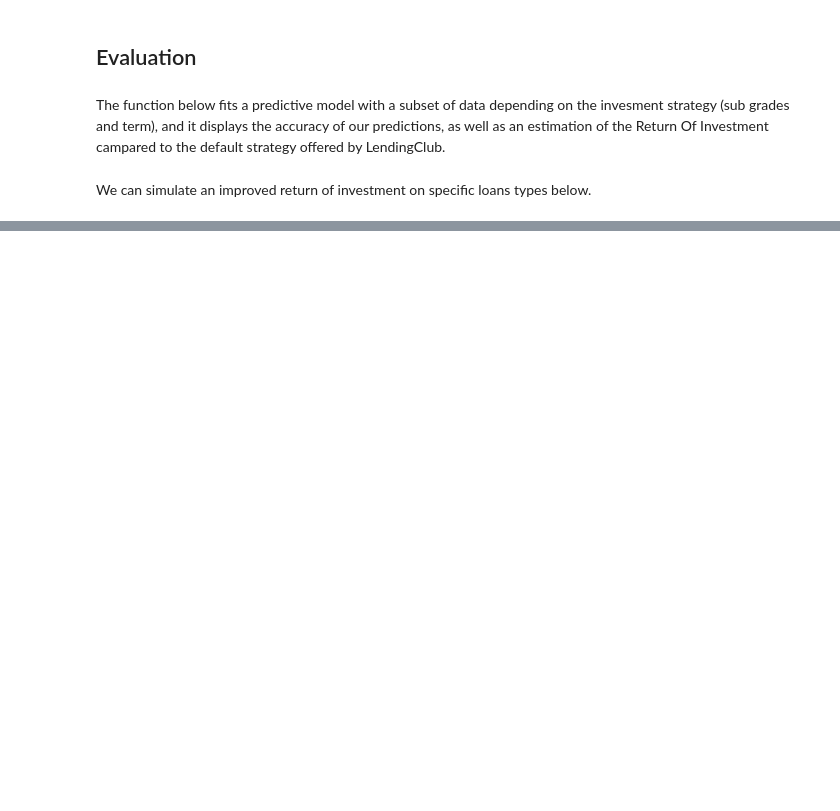
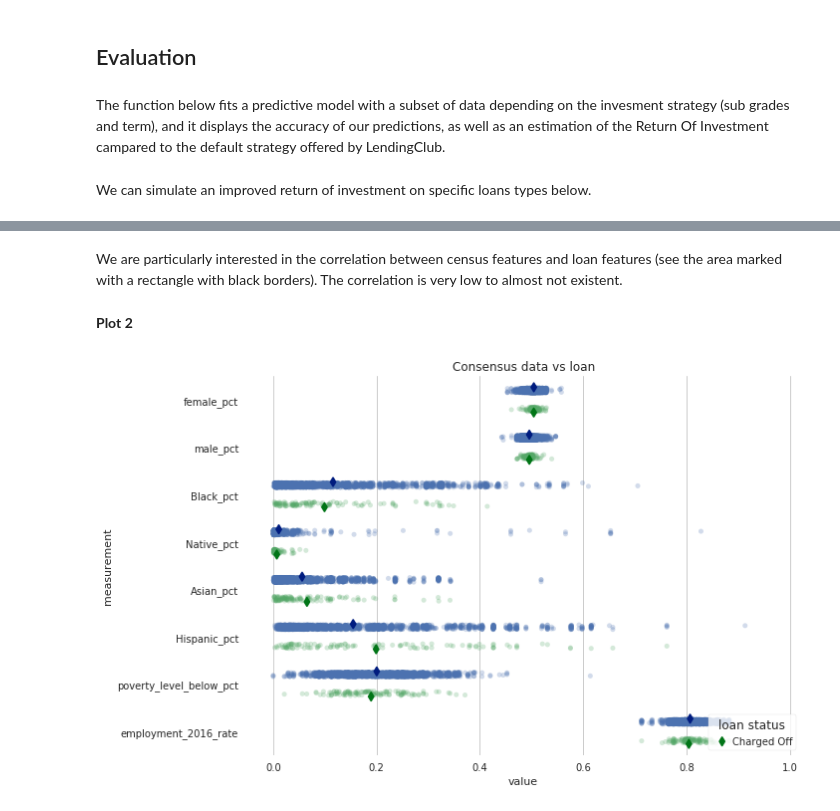
Before and after one commit to michelkana/lendingclub, a Jupyter notebook: notebooks/CS109aLendingClub_Results.ipynb, the cells around one changed output, grey strips where cells are left out. Saved outputs shown, nothing was run; the diff lists cells and outputs as text; code cells hidden in the pictures; blank space fills up the shorter version.

```diff
--- a/notebooks/CS109aLendingClub_Results.ipynb
+++ b/notebooks/CS109aLendingClub_Results.ipynb
@@ -380,0 +399,22 @@ df_roi.lc_roi.mean(), df_roi.model_roi.mean()
+# %% [markdown]
+We are particularly interested in the correlation between census features and loan features (see the area marked with a rectangle with black borders). The correlation is very low to almost not existent.
+# %% [markdown]
+**Plot 2**
+# %%
+df = pd.melt(df_test_picked[['loan_status','female_pct','male_pct','Black_pct','Native_pct','Asian_pct','Hispanic_pct','poverty_level_below_pct','employment_2016_rate']], "loan_status", var_name="measurement")
+df.head()
+
+f, ax = plt.subplots(figsize=(10,7))
+sns.despine(bottom=True, left=True)
+sns.stripplot(x="value", y="measurement", hue="loan_status",
+              data=df, dodge=True, jitter=True, alpha=.25,zorder=1)
+sns.pointplot(x="value", y="measurement", hue="loan_status",
+              data=df, dodge=.532, join=False, palette="dark",
+              markers="d", scale=.75, ci=None)
+handles, labels = ax.get_legend_handles_labels()
+ax.legend(handles[3:], labels[3:], title="loan status",
+          handletextpad=0, columnspacing=1,
+          loc="lower right", ncol=3, frameon=True)
+ax.set_title('Consensus data vs loan');
+# %% [output]
+[figure, added]
```
Also changed, not shown: parts of 60 cells of this notebook, 14 other files.
